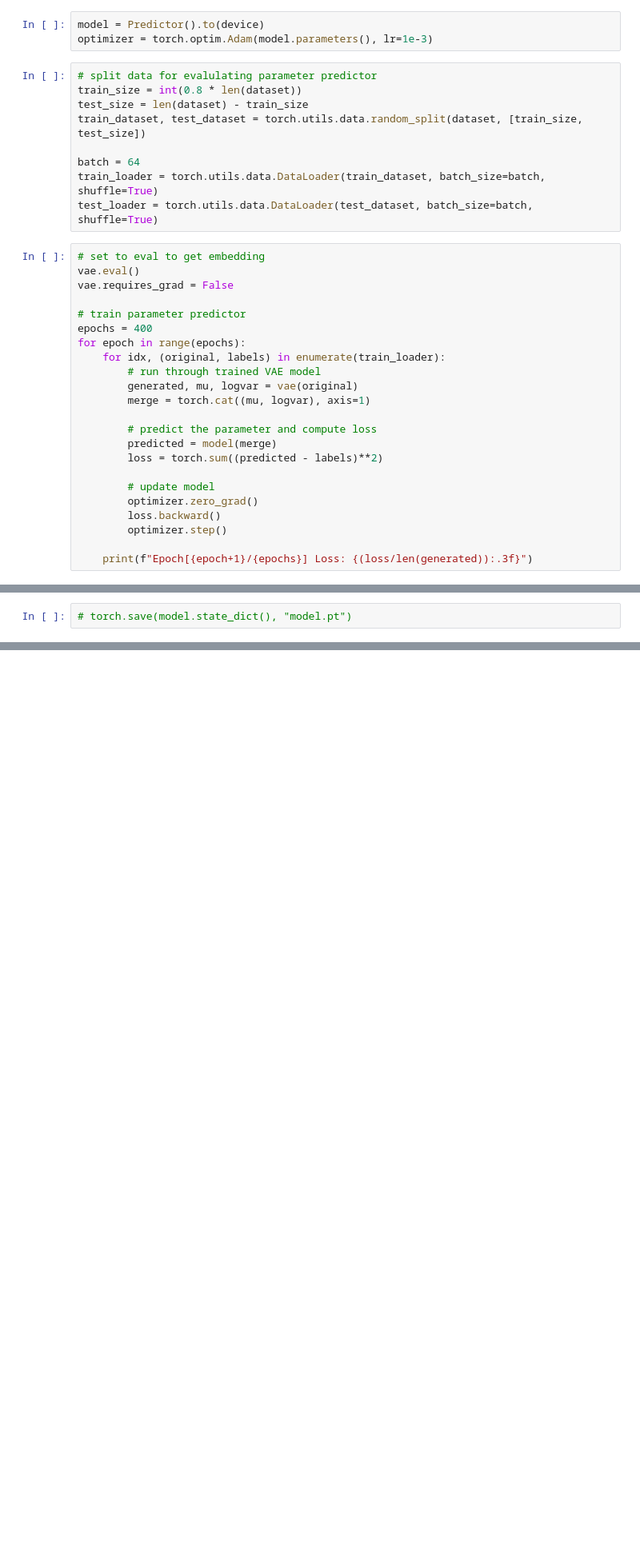
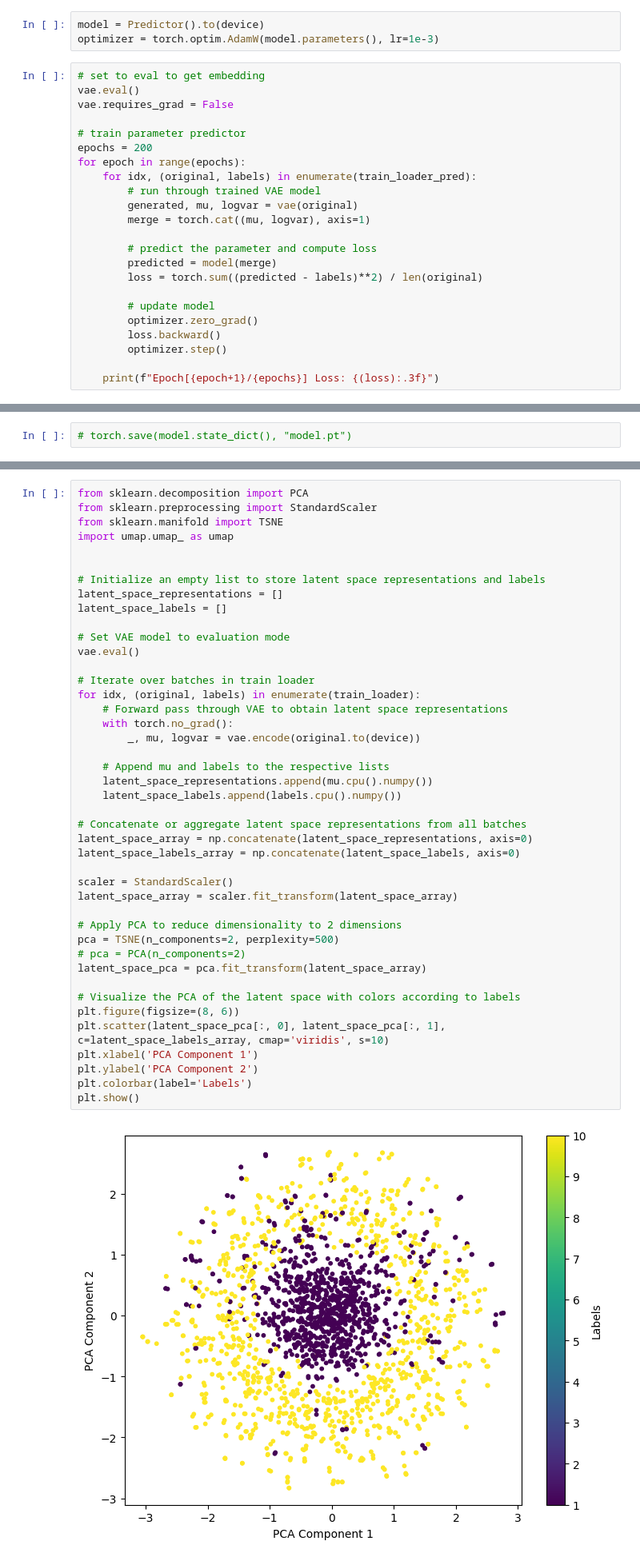
Before and after one commit to JackToppen/ABM-VAE-project, a Jupyter notebook: model.ipynb, the cells around one changed output, grey strips where cells are left out. Shown at 80% size. Drawn from its saved outputs; the diff is of its cells as text; blank space fills up the shorter version.

```diff
--- a/model.ipynb
+++ b/model.ipynb
@@ -268,36 +331,27 @@ class Predictor(nn.Module):
 # %%
 model = Predictor().to(device)
-optimizer = torch.optim.Adam(model.parameters(), lr=1e-3)
+optimizer = torch.optim.AdamW(model.parameters(), lr=1e-3)
-# %%
-# split data for evalulating parameter predictor
-train_size = int(0.8 * len(dataset))
-test_size = len(dataset) - train_size
-train_dataset, test_dataset = torch.utils.data.random_split(dataset, [train_size, test_size])
-
-batch = 64
-train_loader = torch.utils.data.DataLoader(train_dataset, batch_size=batch, shuffle=True)
-test_loader = torch.utils.data.DataLoader(test_dataset, batch_size=batch, shuffle=True)
 # %%
 # set to eval to get embedding
 vae.eval()
 vae.requires_grad = False
 
 # train parameter predictor
-epochs = 400
+epochs = 200
 for epoch in range(epochs):
-    for idx, (original, labels) in enumerate(train_loader):
+    for idx, (original, labels) in enumerate(train_loader_pred):
         # run through trained VAE model
         generated, mu, logvar = vae(original)
         merge = torch.cat((mu, logvar), axis=1)
 
         # predict the parameter and compute loss
         predicted = model(merge)
-        loss = torch.sum((predicted - labels)**2)
+        loss = torch.sum((predicted - labels)**2) / len(original)
 
         # update model
         optimizer.zero_grad()
         loss.backward()
         optimizer.step()
 
-    print(f"Epoch[{epoch+1}/{epochs}] Loss: {(loss/len(generated)):.3f}")
+    print(f"Epoch[{epoch+1}/{epochs}] Loss: {(loss):.3f}")
 # %% [output]
@@ -376,0 +415,45 @@ plt.show()
+# %%
+from sklearn.decomposition import PCA
+from sklearn.preprocessing import StandardScaler
+from sklearn.manifold import TSNE
+import umap.umap_ as umap
+
+
+# Initialize an empty list to store latent space representations and labels
+latent_space_representations = []
+latent_space_labels = []
+
+# Set VAE model to evaluation mode
+vae.eval()
+
+# Iterate over batches in train loader
+for idx, (original, labels) in enumerate(train_loader):
+    # Forward pass through VAE to obtain latent space representations
+    with torch.no_grad():
+        _, mu, logvar = vae.encode(original.to(device))
+
+    # Append mu and labels to the respective lists
+    latent_space_representations.append(mu.cpu().numpy())
+    latent_space_labels.append(labels.cpu().numpy())
+
+# Concatenate or aggregate latent space representations from all batches
+latent_space_array = np.concatenate(latent_space_representations, axis=0)
+latent_space_labels_array = np.concatenate(latent_space_labels, axis=0)
+
+scaler = StandardScaler()
+latent_space_array = scaler.fit_transform(latent_space_array)
+
+# Apply PCA to reduce dimensionality to 2 dimensions
+pca = TSNE(n_components=2, perplexity=500)
+# pca = PCA(n_components=2)
+latent_space_pca = pca.fit_transform(latent_space_array)
+
+# Visualize the PCA of the latent space with colors according to labels
+plt.figure(figsize=(8, 6))
+plt.scatter(latent_space_pca[:, 0], latent_space_pca[:, 1], c=latent_space_labels_array, cmap='viridis', s=10)
+plt.xlabel('PCA Component 1')
+plt.ylabel('PCA Component 2')
+plt.colorbar(label='Labels')
+plt.show()
+# %% [output]
+[figure, added]
```
Also changed, not shown: parts of 18 cells of this notebook.
